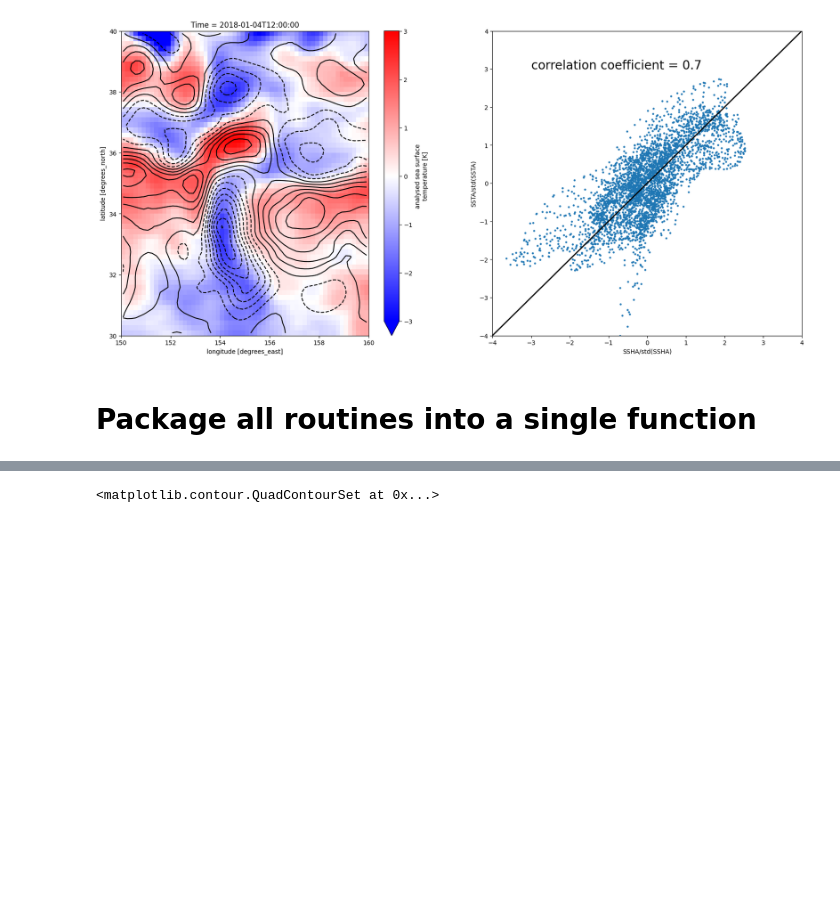
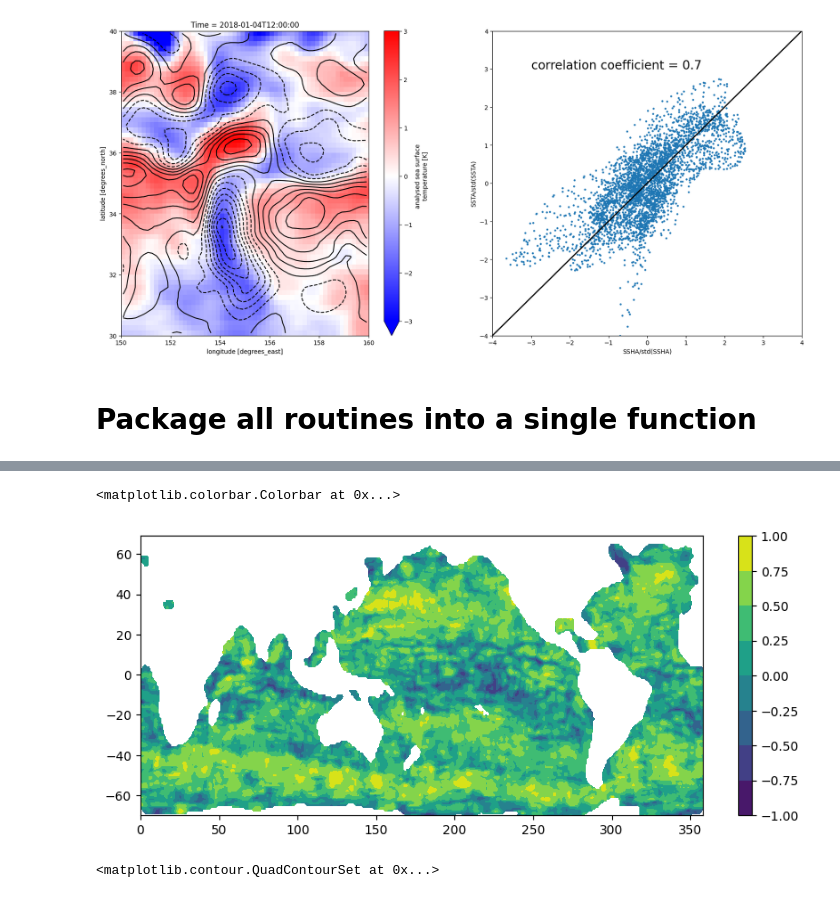
Before and after one commit to DeanHenze/Dask-with-cloud, a Jupyter notebook: examples/ssh_sst_correlation_dean.ipynb, the cells around one changed output, grey strips where cells are left out. Saved outputs shown, nothing was run; the diff lists cells and outputs as text; code cells hidden in the pictures; blank space fills up the shorter version.

```diff
--- a/examples/ssh_sst_correlation_dean.ipynb
+++ b/examples/ssh_sst_correlation_dean.ipynb
@@ -605,10 +630,19 @@ def spatial_corrmap(ssh_fn, lat_halfwin, lon_halfwin, f_notnull=0.5):
     n_thresh = nx_win*ny_win*f_notnull
 
 
+    # Map of booleans for sst*ssh==np.nan. Will be used to determine if there are
+    # enough non-nan values to compute the correlation for a given window:
+    notnul = (sst*ssh).notnull()
+
     # Compute spatial correlations over whole map:
     coef = []
-    for lat_cen in ssh['Latitude'][:200]:
-        for lon_cen in ssh['Longitude'][:200]:
+    #lats = np.arange(-70, 70, 1) # test latitudes and longitudes to get full map without full comp time needed.
+    #lons = np.arange(0, 359, 1)
+    lats = ssh['Latitude'][:100].data
+    lons = ssh['Longitude'][:100].data
+    for lat_cen in lats:
+        for lon_cen in lons:
+
             # ... create window for both sst and ssh with xr.sel
             lat_bottom = lat_cen - lat_halfwin
             lat_top = lat_cen + lat_halfwin
@@ -619,22 +653,24 @@ def spatial_corrmap(ssh_fn, lat_halfwin, lon_halfwin, f_notnull=0.5):
 
             # If number of non-nan values in sst*ssh window is less than threshold
             # value, append np.nan, else compute anomlaies and append correlation coefficient:
-            n_notnul = (sst_win*ssh_win).notnull().sum().item()
+            notnul_win = notnul.sel(Longitude=slice(lon_left, lon_right), Latitude=slice(lat_bottom, lat_top))
+            n_notnul = notnul_win.sum().item()
+            #n_notnull = (sst_win*ssh_win).notnull().sum().item()
             if n_notnul < n_thresh:
                 coef.append(np.nan)
             else:
                 # Compute anomalies:
-                ssha,_=anomaly(ssh_win['Longitude'], ssh_win['Latitude'], ssh_win.data)
-                ssta,_=anomaly(sst_win['Longitude'], sst_win['Latitude'], sst_win.data)
+                ssha,_=anomaly_dean(ssh_win['Longitude'], ssh_win['Latitude'], ssh_win.data)
+                ssta,_=anomaly_dean(sst_win['Longitude'], sst_win['Latitude'], sst_win.data)
 
                 # Compute correlation coefficient:
                 a, b = ssta.flatten(), ssha.flatten()
                 c = np.nanmean(a*b)/np.sqrt(np.nanvar(a) * np.nanvar(b))
                 coef.append(c)
 
-    return coef
+    return coef, lats, lons
 # %%
 %%time
 
-test = spatial_corrmap(ssh_fns[0], 3, 3, f_notnull=0.5)
+coef, lats, lons = spatial_corrmap(ssh_fns[0], 3, 3, f_notnull=0.5)
 # %% [output]
@@ -716,16 +678,0 @@ n_thresh = nx_win*ny_win*f_notnull
-# %%
-%%time
-
-coef=[]
-n_notnul = (sst_win*ssh_win).notnull().sum().item()
-if n_notnul < n_thresh:
-    coef.append(np.nan)
-else:
-    # Compute anomalies:
-    ssha,_=anomaly(ssh_win['Longitude'], ssh_win['Latitude'], ssh_win.data)
-    ssta,_=anomaly(sst_win['Longitude'], sst_win['Latitude'], sst_win.data)
-
-    # Compute correlation coefficient:
-    a, b = ssta.flatten(), ssha.flatten()
-    c = np.nanmean(a*b)/np.sqrt(np.nanvar(a) * np.nanvar(b))
-    coef.append(c)
@@ -766,3 +679,10 @@ Wall time: 2.74 ms
+# %%
+plt.figure(figsize=(10,4))
+plt.contourf(lons, lats, np.array(coef).reshape((len(lats),len(lons))))
+plt.colorbar()
+# %% [output]
+<matplotlib.colorbar.Colorbar at 0x...>
+[figure, added]
 # %%
 s3sys=init_S3FileSystem()
 
```
Also changed, not shown: parts of 23 cells of this notebook.
